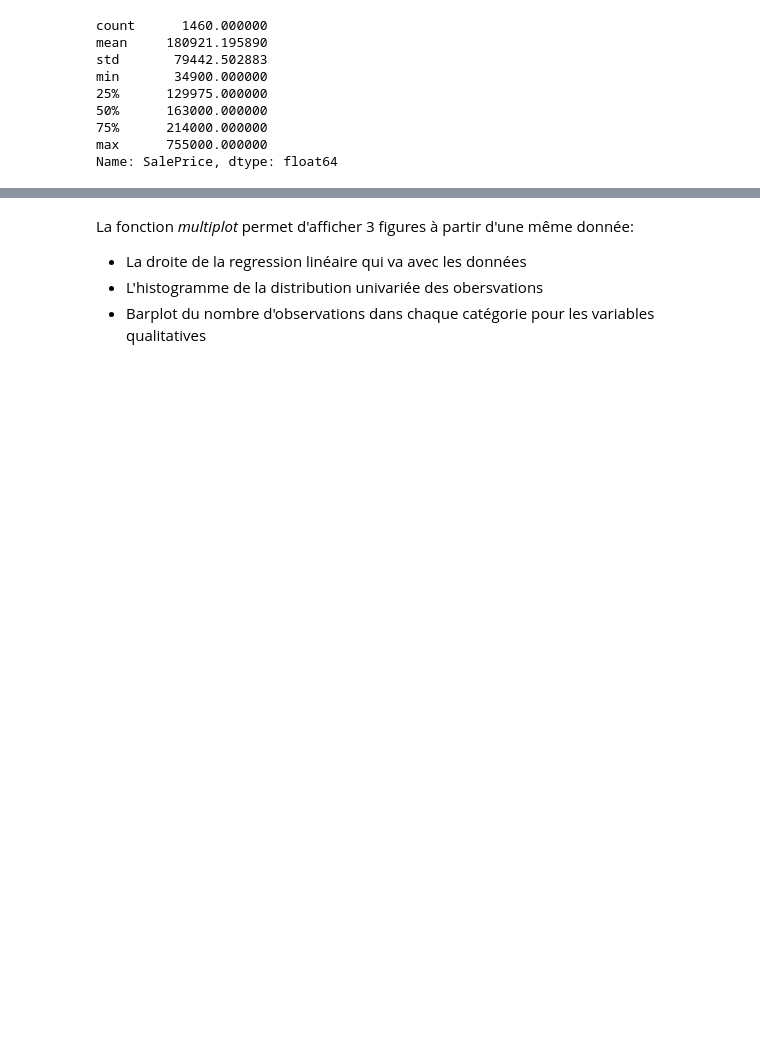
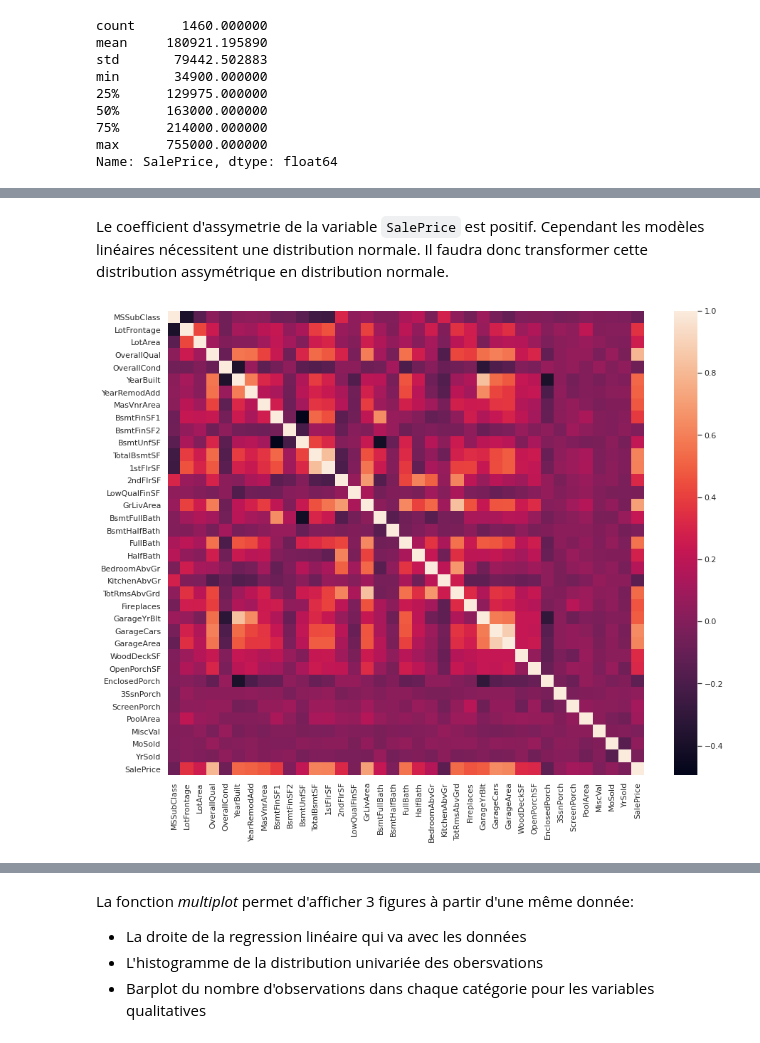
Before and after one commit to Grelot/machine_learning_demo, a Jupyter notebook: house_prices_advanced_regression_techiques.ipynb, the cells around one changed output, grey strips where cells are left out. Saved outputs shown, nothing was run; the diff lists cells and outputs as text; code cells hidden in the pictures; blank space fills up the shorter version.

```diff
--- a/house_prices_advanced_regression_techiques.ipynb
+++ b/house_prices_advanced_regression_techiques.ipynb
@@ -125,0 +126,8 @@ g = g.legend(["Coefficient Assymetrie : {:.2f}".format(train['SalePrice'].skew()
+# %% [markdown]
+Le coefficient d'assymetrie de la variable `SalePrice` est positif. Cependant les modèles linéaires nécessitent une distribution normale. Il faudra donc transformer cette distribution assymétrique en distribution normale.
+# %%
+corrmat = train.corr()
+plt.subplots(figsize=(15,12))
+g = sns.heatmap(train.corr())
+# %% [output]
+[figure, added]
```
Also changed, not shown: parts of 9 cells of this notebook, 1 other file.
